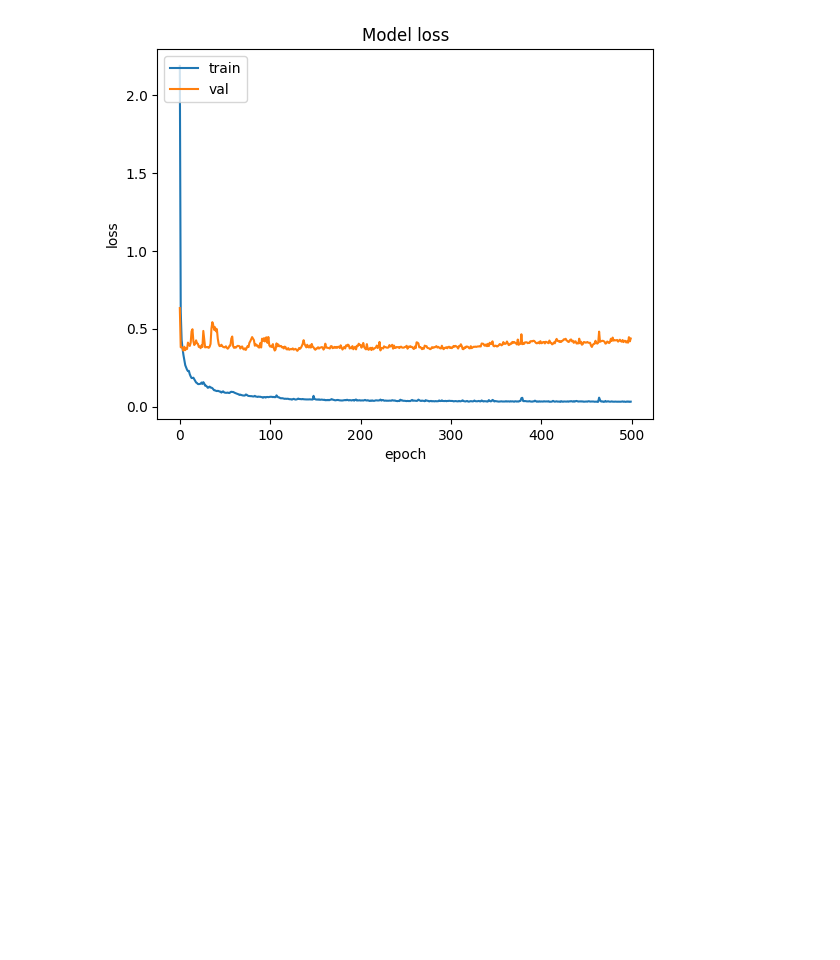
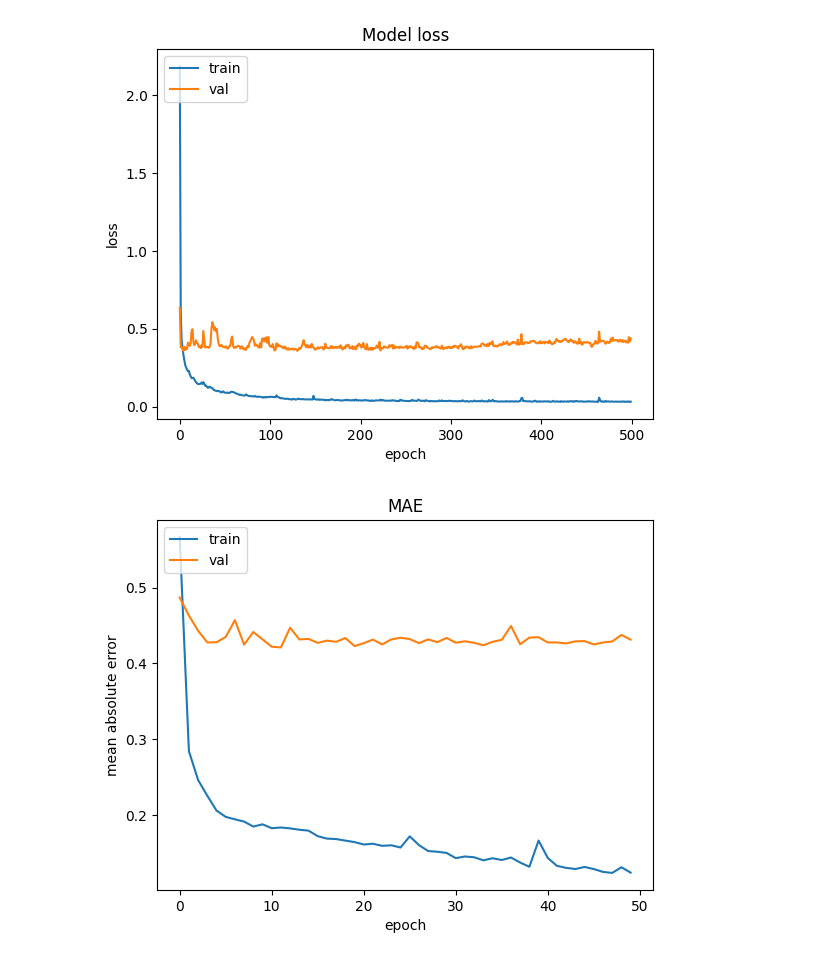
Before and after one commit to didi64/Colab_Test, a Jupyter notebook: Classify_Reviews2.ipynb, the cells around one changed output. Cells and saved outputs as stored; diff of their text form; code cells hidden in the pictures; blank space fills up the shorter version.

```diff
--- a/Classify_Reviews2.ipynb
+++ b/Classify_Reviews2.ipynb
@@ -375,5 +407,5 @@ history_conv_1f = model_fit(model_conv_1f, train=ds_train, test=ds_test, epochs=
 # %%
 history_conv_8f = model_fit(model_conv_8f, train=ds_train, test=ds_test, epochs=500)
 # %%
-history_lstm_bi8 = model_fit(model, train=ds_train, test=ds_test, epochs=500)
+history_lstm_bi40 = model_fit(model, train=ds_train, test=ds_test, epochs=50)
 # %% [output]
@@ -537,6 +569,8 @@ def plot_loss(history):
     plt.legend(['train', 'val'], loc='upper left')
     plt.show()
 # %%
-plot_mae(history_lstm_bi8)
+plot_mae(history_lstm_bi40)
+# %% [output]
+[figure, added]
 # %%
 plot_loss(history_lstm_bi8)
```
Also changed, not shown: parts of 4 cells of this notebook.
